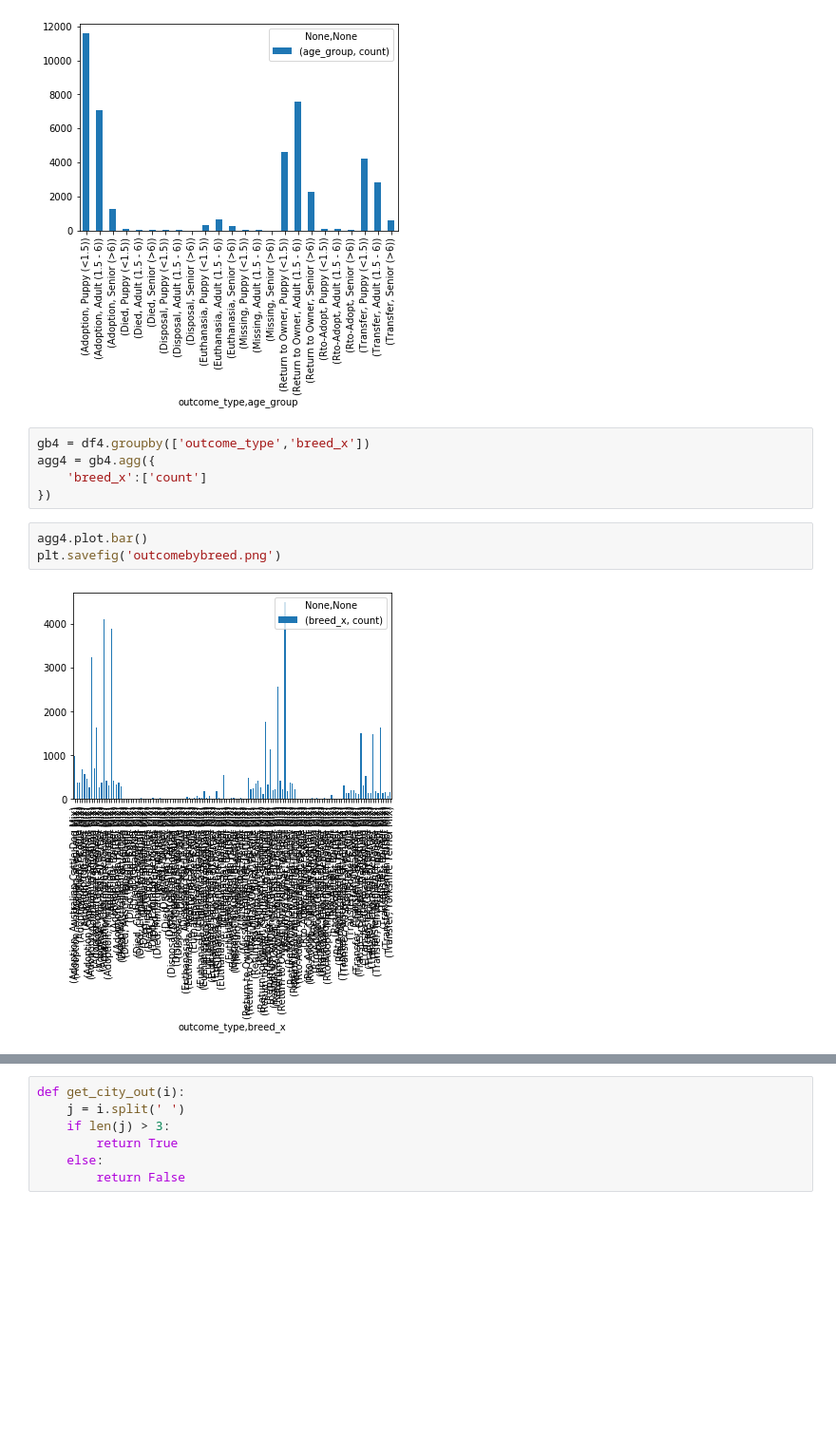
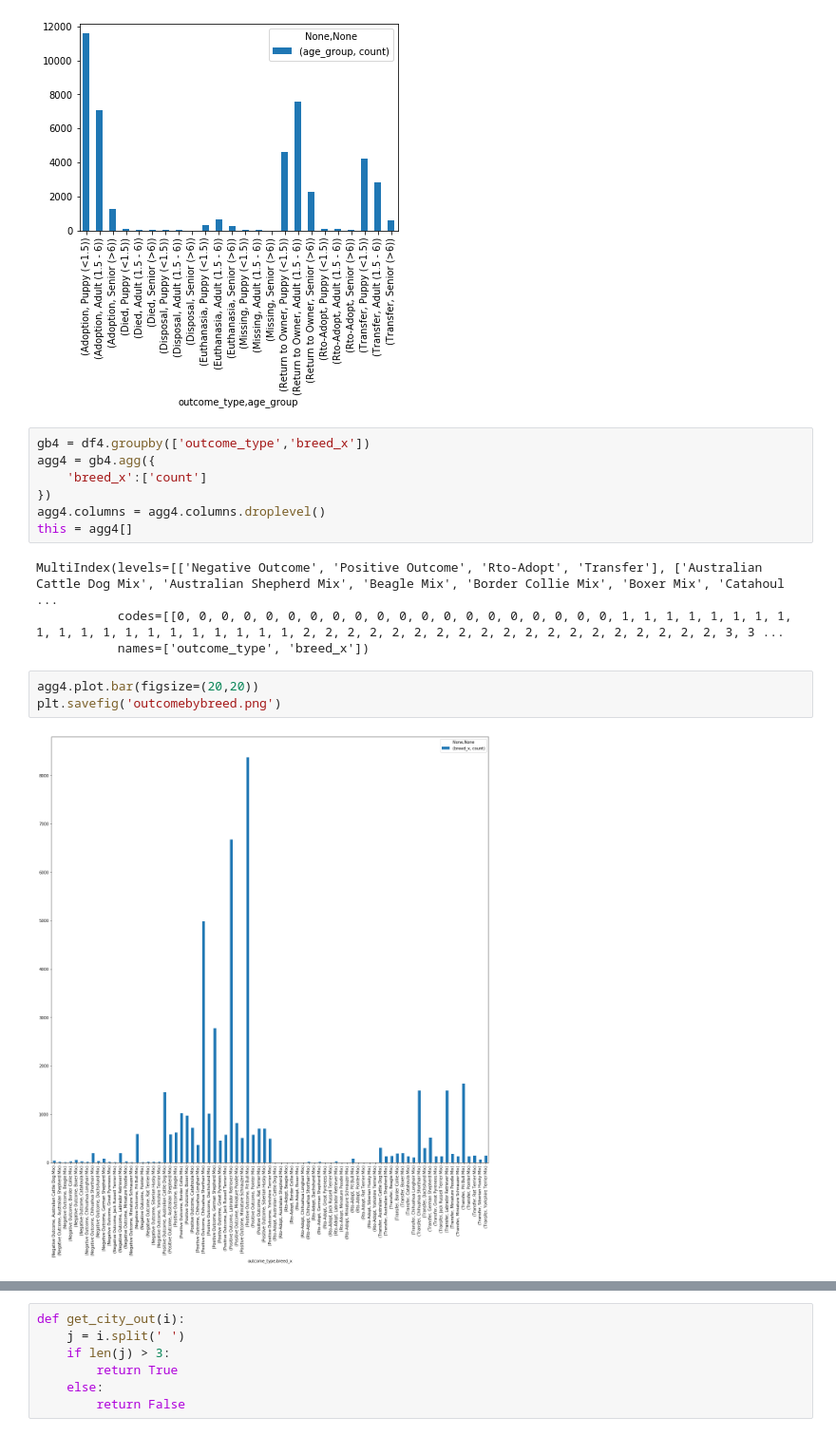
Before and after one commit to buckbrutus2001/group1_austin_animal_shelter, a Jupyter notebook: Project1/Untitled.ipynb, the cells around one changed output, grey strips where cells are left out. Shown at 95% size. Saved outputs shown, nothing was run; the diff lists cells and outputs as text; blank space fills up the shorter version.

```diff
--- a/Project1/Untitled.ipynb
+++ b/Project1/Untitled.ipynb
@@ -301,11 +312,17 @@ gb4 = df4.groupby(['outcome_type','breed_x'])
 agg4 = gb4.agg({
     'breed_x':['count']
 })
+agg4.columns = agg4.columns.droplevel()
+this = agg4[]
+# %% [output]
+MultiIndex(levels=[['Negative Outcome', 'Positive Outcome', 'Rto-Adopt', 'Transfer'], ['Australian Cattle Dog Mix', 'Australian Shepherd Mix', 'Beagle Mix', 'Border Collie Mix', 'Boxer Mix', 'Catahoul ...
+           codes=[[0, 0, 0, 0, 0, 0, 0, 0, 0, 0, 0, 0, 0, 0, 0, 0, 0, 0, 0, 0, 1, 1, 1, 1, 1, 1, 1, 1, 1, 1, 1, 1, 1, 1, 1, 1, 1, 1, 1, 1, 2, 2, 2, 2, 2, 2, 2, 2, 2, 2, 2, 2, 2, 2, 2, 2, 2, 2, 2, 3, 3 ...
+           names=['outcome_type', 'breed_x'])
 # %%
-agg4.plot.bar()
+agg4.plot.bar(figsize=(20,20))
 plt.savefig('outcomebybreed.png')
 # %% [output]
-[figure, old version]
+[figure, new version]
 # %%
 i_df['found_location'].value_counts()
 # %% [output]
```
Also changed, not shown: parts of 8 cells of this notebook, 3 other files.
